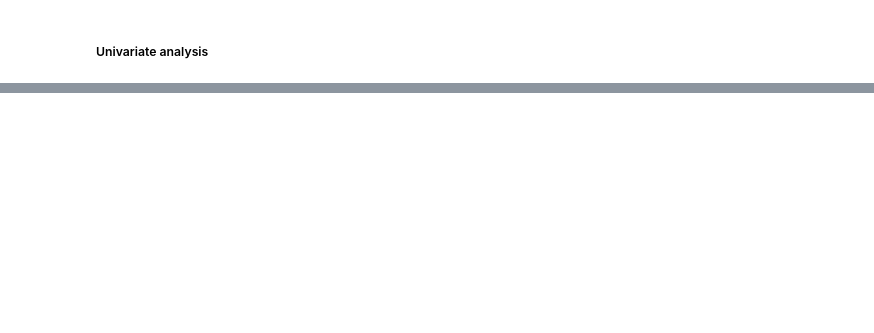
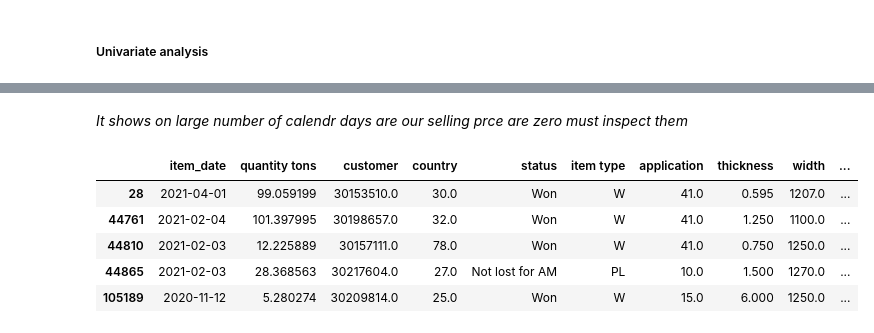
Before and after one commit to surya81/myproject, a Jupyter notebook: Untitled.ipynb, the cells around one changed output, grey strips where cells are left out. Cells and saved outputs as stored; diff of their text form; code cells hidden in the pictures; blank space fills up the shorter version.

```diff
--- a/Untitled.ipynb
+++ b/Untitled.ipynb
@@ -291,0 +319,12 @@ dtype: int64
+# %% [markdown]
+*It shows on large number of calendr days are our selling prce are zero must inspect them*
+# %%
+# see if there are selling price which are less than zero
+daily_offers_dataset[daily_offers_dataset["selling_price"]< 0 ]
+# %% [output]
+|  | item_date | quantity tons | customer | country | status | item type | application | thickness | width | ... |
+| 28 | 2021-04-01 | 99.059199 | 30153510.0 | 30.0 | Won | W | 41.0 | 0.595 | 1207.0 | ... |
+| 44761 | 2021-02-04 | 101.397995 | 30198657.0 | 32.0 | Won | W | 41.0 | 1.250 | 1100.0 | ... |
+| 44810 | 2021-02-03 | 12.225889 | 30157111.0 | 78.0 | Won | W | 41.0 | 0.750 | 1250.0 | ... |
+| 44865 | 2021-02-03 | 28.368563 | 30217604.0 | 27.0 | Not lost for AM | PL | 10.0 | 1.500 | 1270.0 | ... |
+| 105189 | 2020-11-12 | 5.280274 | 30209814.0 | 25.0 | Won | W | 15.0 | 6.000 | 1250.0 | ... |
```
Also changed, not shown: parts of 16 cells of this notebook.
